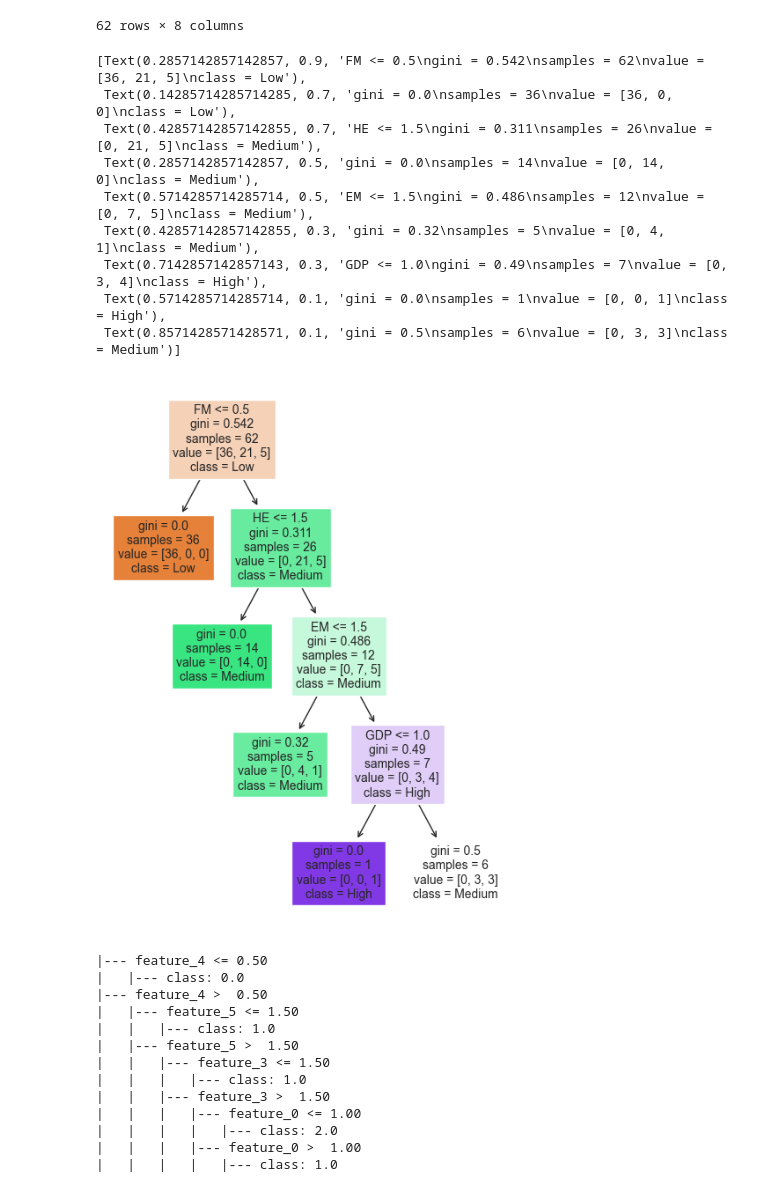
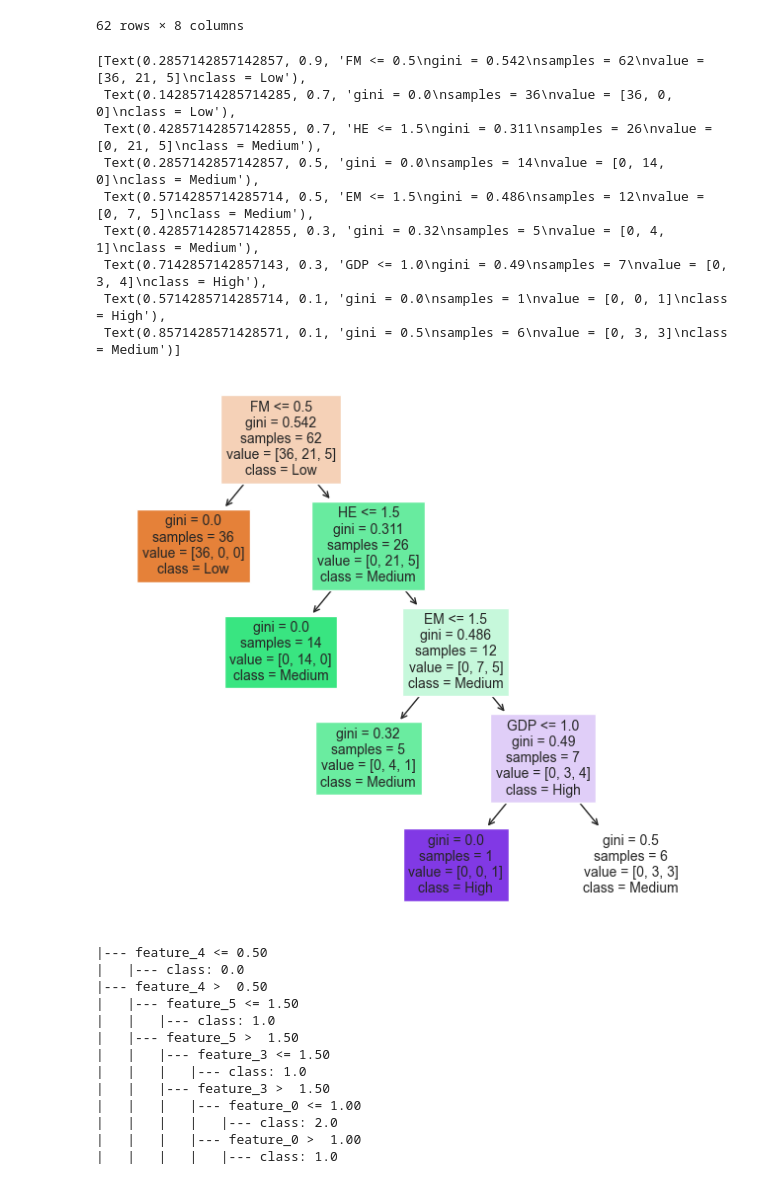
Before and after one commit to Hongwei-Z/CanadianImmigrationStudy, a Jupyter notebook: Experiment_2.ipynb, the cells around one changed output. Drawn from its saved outputs; the diff is of its cells as text; code cells hidden in the pictures.

```diff
--- a/Experiment_2.ipynb
+++ b/Experiment_2.ipynb
@@ -137,21 +137,21 @@ dataset_bins
 # %%
 # Generate decision tree, find the most important influencing factors.
 x_train = dataset_bins[['GDP', 'LE', 'IF', 'EM', 'FM', 'HE', 'EDU']]
 y_train = dataset_bins[['Immigrants']]
 dec = DecisionTreeClassifier(random_state=0).fit(x_train, y_train)
-plt.figure(figsize=(6, 8))
+plt.figure(figsize=(8, 7))
 plot_tree(dec, feature_names=['GDP', 'LE', 'IF', 'EM', 'FM', 'HE', 'EDU'], class_names=['Low', 'Medium','High'], fontsize=10, filled=True)
 # %% [output]
 [Text(0.2857142857142857, 0.9, 'FM <= 0.5\ngini = 0.542\nsamples = 62\nvalue = [36, 21, 5]\nclass = Low'),
  Text(0.14285714285714285, 0.7, 'gini = 0.0\nsamples = 36\nvalue = [36, 0, 0]\nclass = Low'),
  Text(0.42857142857142855, 0.7, 'HE <= 1.5\ngini = 0.311\nsamples = 26\nvalue = [0, 21, 5]\nclass = Medium'),
  Text(0.2857142857142857, 0.5, 'gini = 0.0\nsamples = 14\nvalue = [0, 14, 0]\nclass = Medium'),
  Text(0.5714285714285714, 0.5, 'EM <= 1.5\ngini = 0.486\nsamples = 12\nvalue = [0, 7, 5]\nclass = Medium'),
  Text(0.42857142857142855, 0.3, 'gini = 0.32\nsamples = 5\nvalue = [0, 4, 1]\nclass = Medium'),
  Text(0.7142857142857143, 0.3, 'GDP <= 1.0\ngini = 0.49\nsamples = 7\nvalue = [0, 3, 4]\nclass = High'),
  Text(0.5714285714285714, 0.1, 'gini = 0.0\nsamples = 1\nvalue = [0, 0, 1]\nclass = High'),
  Text(0.8571428571428571, 0.1, 'gini = 0.5\nsamples = 6\nvalue = [0, 3, 3]\nclass = Medium')]
-[figure, old version]
+[figure, new version]
 # %%
 print(export_text(dec))
 # %% [output]
```
Also changed, not shown: parts of 3 cells of this notebook, 1 other file.
